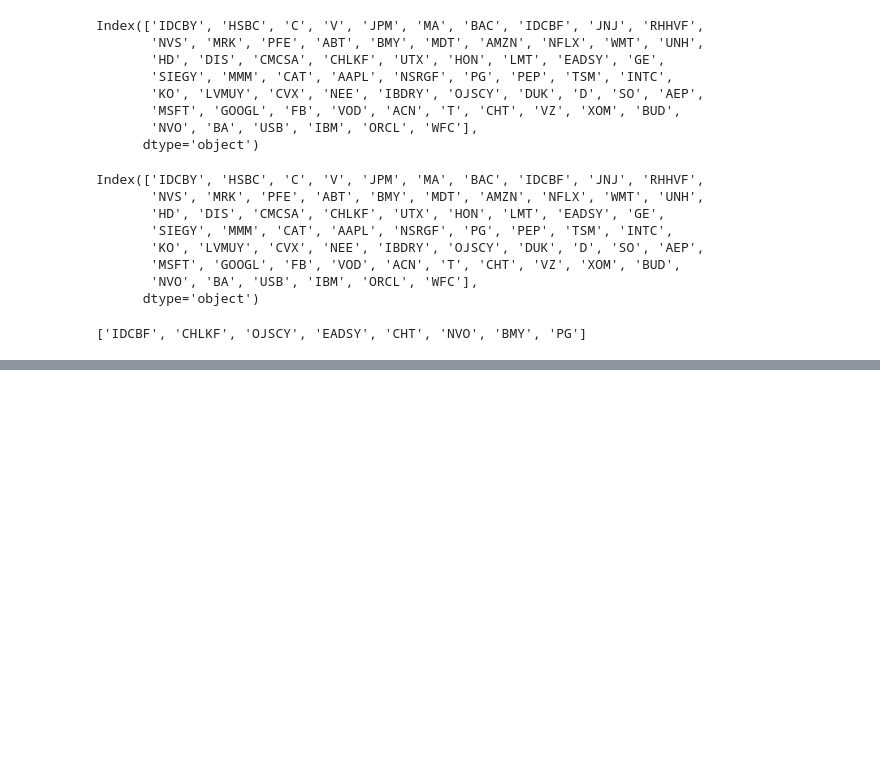
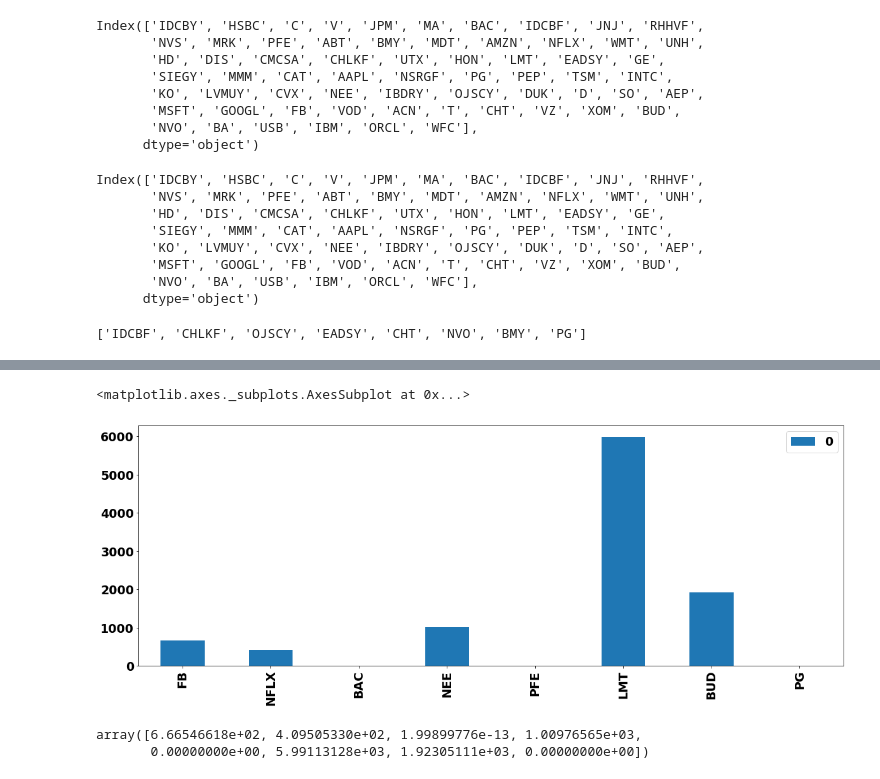
Before and after one commit to Ethuer/DataBlog, a Jupyter notebook: Algorythimic_trading_part2_Investment_strategies.ipynb, the cells around one changed output, grey strips where cells are left out. Cells and saved outputs as stored; diff of their text form; code cells hidden in the pictures; blank space fills up the shorter version.

Commit message:
extend investment optimizer

```diff
--- a/Algorythimic_trading_part2_Investment_strategies.ipynb
+++ b/Algorythimic_trading_part2_Investment_strategies.ipynb
@@ -350,0 +453,19 @@ mean_covariance_matrix.shape
+# %%
+mus = mu_samples.mean(axis=0)
+covars = cov_samples.mean(axis=0)
+# %%
+wealth = mus*100 # initialize wealth with the posterior mu ratio
+# %%
+# define constraint: sum(weights) = 1
+fconst = lambda w: 1 - sum(w)
+cons   = ({'type':'eq','fun':fconst})
+
+# set bounds
+bounds = [(0,0.6) for n in range(8)]
+# %%
+optimized = opt.minimize(optweight, x0=wealth, bounds= bounds, constraints = cons)
+# %%
+pd.DataFrame(optimized.x * 10000, index=portfolio ).plot(kind='bar')
+# %% [output]
+<matplotlib.axes._subplots.AxesSubplot at 0x...>
+[figure, added]
@@ -350,0 +474,5 @@ mean_covariance_matrix.shape
+# %%
+invest
+# %% [output]
+array([6.66546618e+02, 4.09505330e+02, 1.99899776e-13, 1.00976565e+03,
+       0.00000000e+00, 5.99113128e+03, 1.92305111e+03, 0.00000000e+00])
```
Also changed, not shown: parts of 52 cells of this notebook.
